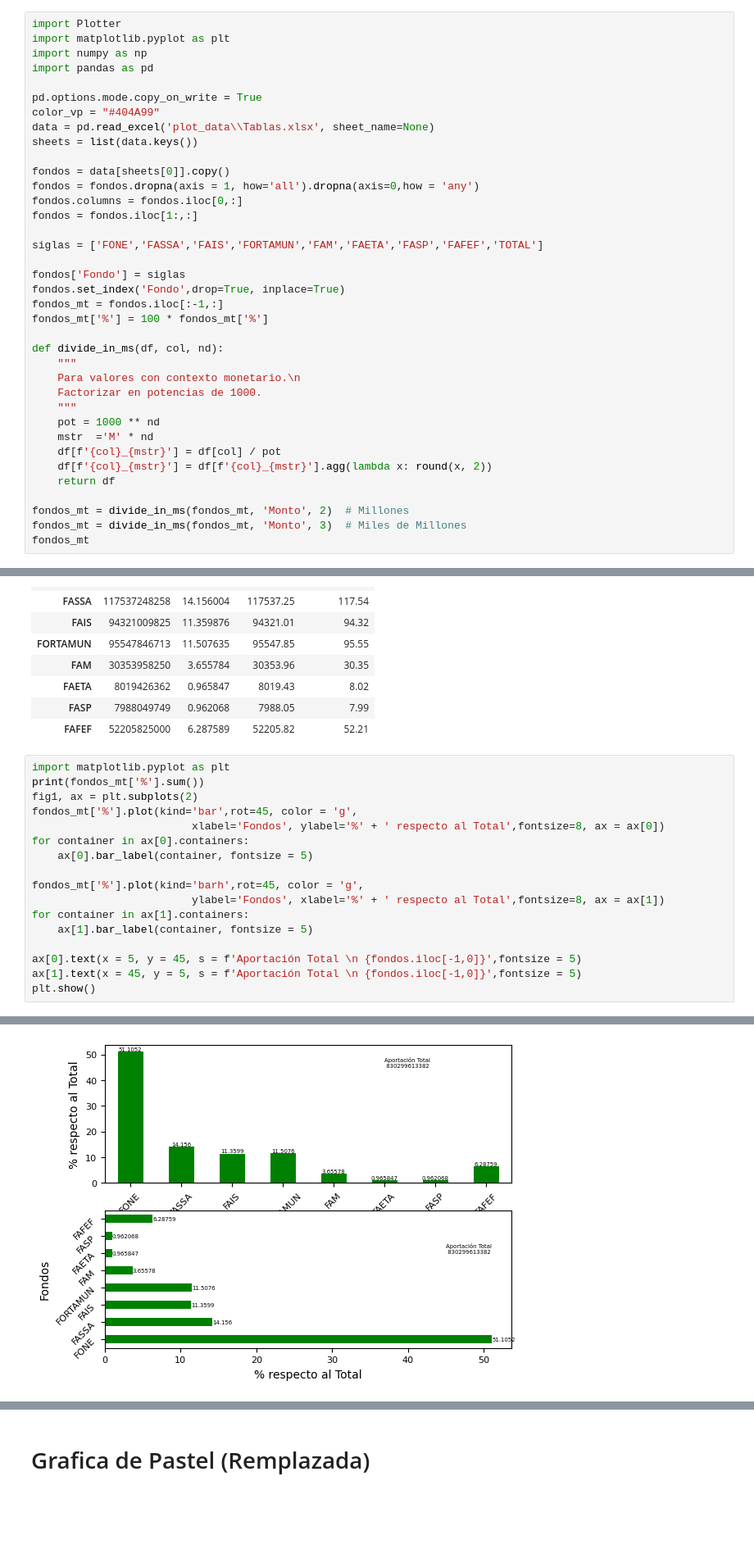
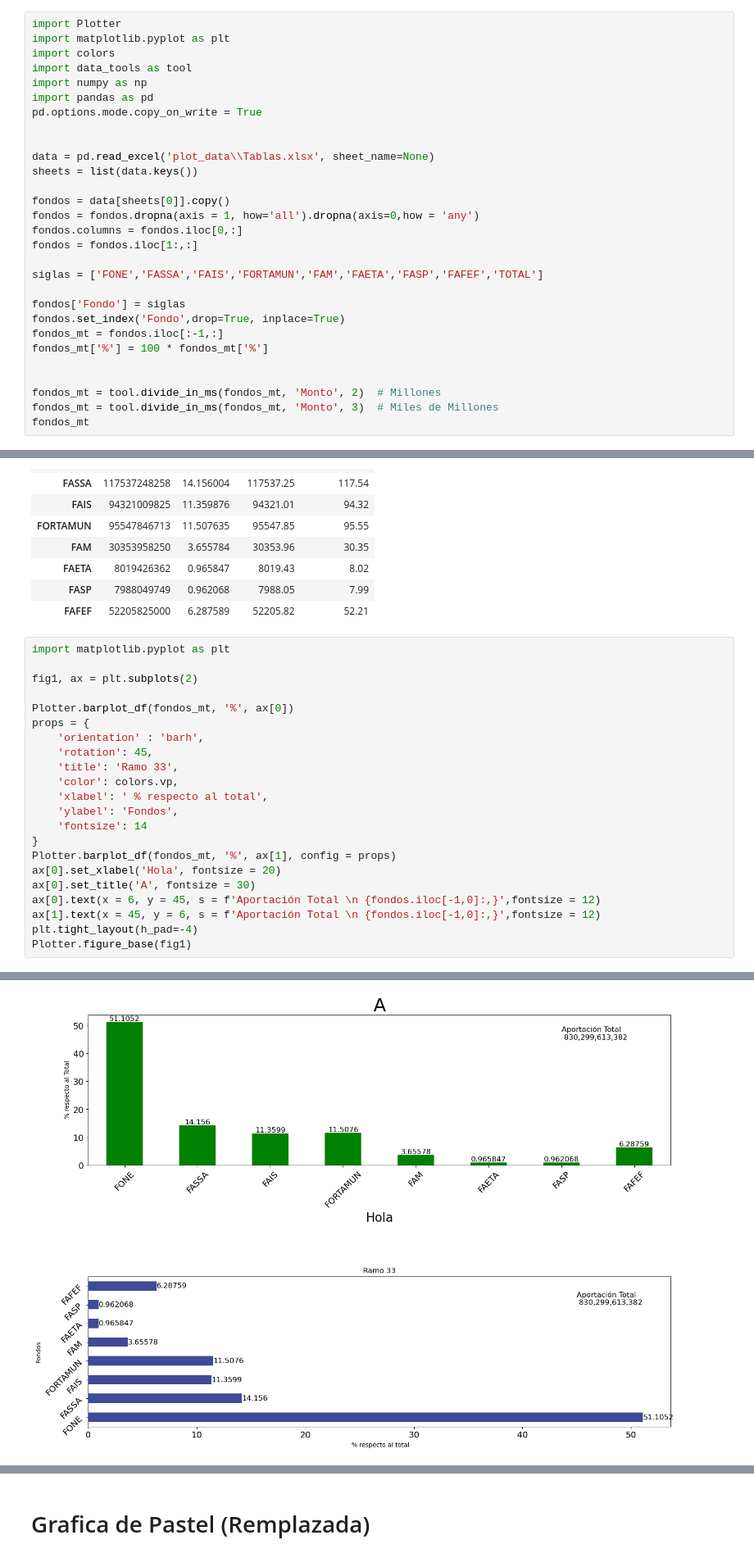
Before and after one commit to Dust1920/Plotter, a Jupyter notebook: articulo_revista.ipynb, the cells around one changed output, grey strips where cells are left out. Shown at 82% size. Cells and saved outputs as stored; diff of their text form; blank space fills up the shorter version.

```diff
--- a/articulo_revista.ipynb
+++ b/articulo_revista.ipynb
@@ -1,11 +1,13 @@
 # %%
 import Plotter
 import matplotlib.pyplot as plt
+import colors
+import data_tools as tool
 import numpy as np
 import pandas as pd
+pd.options.mode.copy_on_write = True
 
-pd.options.mode.copy_on_write = True
-color_vp = "#404A99"
+
 data = pd.read_excel('plot_data\\Tablas.xlsx', sheet_name=None)
 sheets = list(data.keys())
 
@@ -21,19 +23,9 @@ fondos.set_index('Fondo',drop=True, inplace=True)
 fondos_mt = fondos.iloc[:-1,:]
 fondos_mt['%'] = 100 * fondos_mt['%']
 
-def divide_in_ms(df, col, nd):
-    """
-    Para valores con contexto monetario.\n
-    Factorizar en potencias de 1000.
-    """
-    pot = 1000 ** nd
-    mstr  ='M' * nd
-    df[f'{col}_{mstr}'] = df[col] / pot
-    df[f'{col}_{mstr}'] = df[f'{col}_{mstr}'].agg(lambda x: round(x, 2))
-    return df
 
-fondos_mt = divide_in_ms(fondos_mt, 'Monto', 2)  # Millones
-fondos_mt = divide_in_ms(fondos_mt, 'Monto', 3)  # Miles de Millones
+fondos_mt = tool.divide_in_ms(fondos_mt, 'Monto', 2)  # Millones
+fondos_mt = tool.divide_in_ms(fondos_mt, 'Monto', 3)  # Miles de Millones
 fondos_mt
 # %% [output]
 | 2 | Monto | % | Monto_MM | Monto_MMM |
@@ -48,19 +40,24 @@ fondos_mt
 | FAFEF | 52205825000 | 6.287589 | 52205.82 | 52.21 |
 # %%
 import matplotlib.pyplot as plt
-print(fondos_mt['%'].sum())
+
 fig1, ax = plt.subplots(2)
-fondos_mt['%'].plot(kind='bar',rot=45, color = 'g',
-                         xlabel='Fondos', ylabel='%' + ' respecto al Total',fontsize=8, ax = ax[0])
-for container in ax[0].containers:
-    ax[0].bar_label(container, fontsize = 5)
 
-fondos_mt['%'].plot(kind='barh',rot=45, color = 'g',
-                         ylabel='Fondos', xlabel='%' + ' respecto al Total',fontsize=8, ax = ax[1])
-for container in ax[1].containers:
-    ax[1].bar_label(container, fontsize = 5)
-
-ax[0].text(x = 5, y = 45, s = f'Aportación Total \n {fondos.iloc[-1,0]}',fontsize = 5)
-ax[1].text(x = 45, y = 5, s = f'Aportación Total \n {fondos.iloc[-1,0]}',fontsize = 5)
-plt.show()
+Plotter.barplot_df(fondos_mt, '%', ax[0])
+props = {
+    'orientation' : 'barh',
+    'rotation': 45,
+    'title': 'Ramo 33',
+    'color': colors.vp,
+    'xlabel': ' % respecto al total',
+    'ylabel': 'Fondos',
+    'fontsize': 14
+}
+Plotter.barplot_df(fondos_mt, '%', ax[1], config = props)
+ax[0].set_xlabel('Hola', fontsize = 20)
+ax[0].set_title('A', fontsize = 30)
+ax[0].text(x = 6, y = 45, s = f'Aportación Total \n {fondos.iloc[-1,0]:,}',fontsize = 12)
+ax[1].text(x = 45, y = 6, s = f'Aportación Total \n {fondos.iloc[-1,0]:,}',fontsize = 12)
+plt.tight_layout(h_pad=-4)
+Plotter.figure_base(fig1)
 # %% [output]
@@ -68 +64 @@ plt.show()
-[figure, old version]
+[figure, new version]
```
Also changed, not shown: parts of 32 cells of this notebook, 3 other files.
